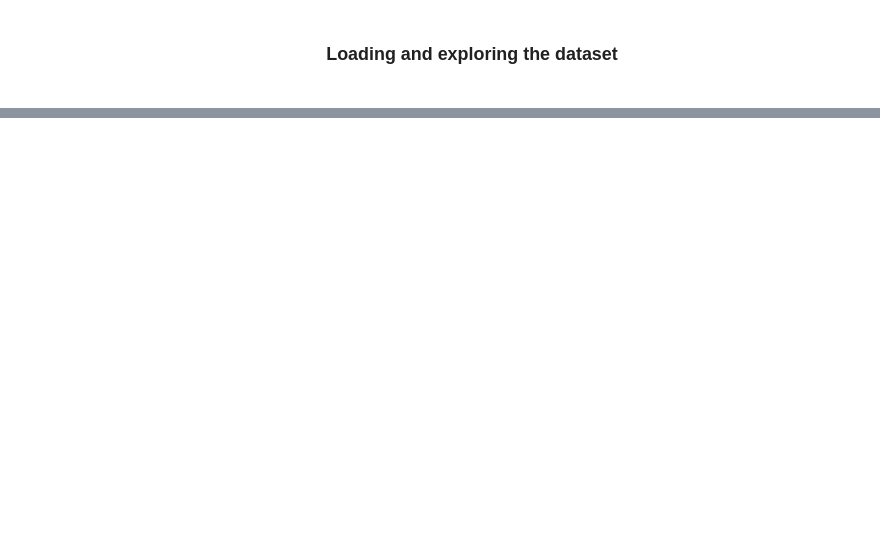
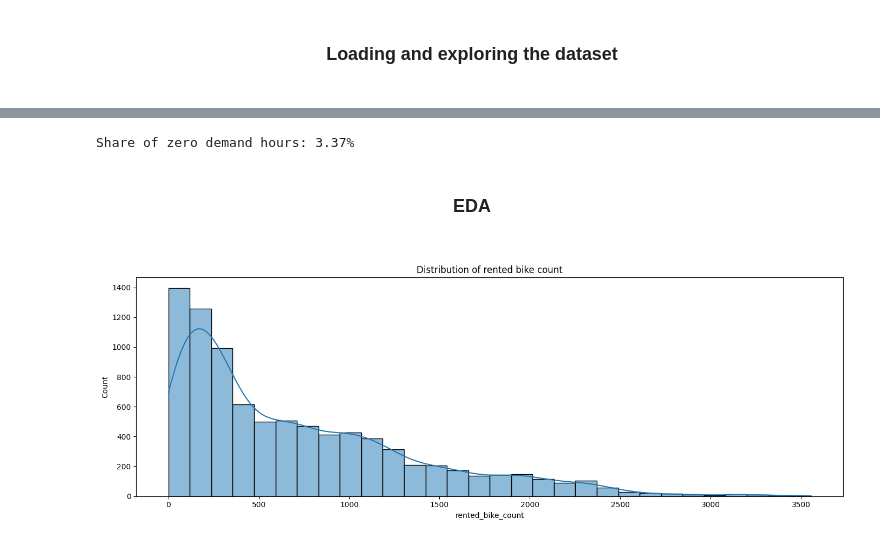
Before and after one commit to Mortti11/Advanced_ML, a Jupyter notebook: ML_benchmark/Regression/Note_book.ipynb, the cells around one changed output, grey strips where cells are left out. Drawn from its saved outputs; the diff is of its cells as text; code cells hidden in the pictures; blank space fills up the shorter version.

```diff
--- a/ML_benchmark/Regression/Note_book.ipynb
+++ b/ML_benchmark/Regression/Note_book.ipynb
@@ -10,6 +19,7 @@ import matplotlib.pyplot as plt
 # %% [markdown]
 <h3><center>Loading and exploring the dataset<h3>
 # %%
-df = pd.read_csv("seoul+bike+sharing+demand/SeoulBikeData.csv", encoding="unicode_escape")
-df.head()
+# Some columns's names have symbols, so  I need text encoding.
+df = pd.read_csv("seoul+bike+sharing+demand/SeoulBikeData.csv", encoding="cp1252")
+df.shape
 # %% [output]
@@ -42,3 +26,0 @@ memory usage: 958.3 KB
-# %%
-# Converting the date column to datetime format
-df["Date"] = pd.to_datetime(df["Date"], format="%d/%m/%Y")
@@ -44,0 +66,4 @@ df["Date"] = pd.to_datetime(df["Date"], format="%d/%m/%Y")
+# %%
+# In this cell, I am gonna clean the names of the columns and convert the date column to datetime format.
+df.columns = ['date', 'rented_bike_count', 'hour', "temperature_c", "humidity_percent",  "wind_speed_m_s",  "visibility_10m",
+              "dew_point_temperature_c", "solar_radiation_mj_m2", "rainfall_mm", 'snowfall_cm', 'season', "holiday", "functioning_day"]
@@ -44,0 +72,10 @@ df["Date"] = pd.to_datetime(df["Date"], format="%d/%m/%Y")
+# %%
+df["date"] = pd.to_datetime(df["date"], dayfirst=True)
+# I can combine the date and hour columns to create  datetime column.
+df["datetime"] = df["date"] + pd.to_timedelta(df["hour"], unit="h")
+df = df.sort_values('datetime').reset_index(drop=True)
+# For better understanding, let's move the datetime column to the first column.
+df = df[["datetime"] + [column for column in df.columns if column != 'datetime']]
+# I dont need the date and hour columns anymore, so I will drop them.
+df = df.drop(["date"],axis=1)
+df.head()
@@ -44,0 +150,17 @@ df["Date"] = pd.to_datetime(df["Date"], format="%d/%m/%Y")
+# %%
+# Let's check the amount of zero values inb demand column.
+zero_demand_share = df["rented_bike_count"].eq(0).mean()
+print(f"Share of zero demand hours: {zero_demand_share:.2%}")
+# %% [output]
+Share of zero demand hours: 3.37%
+# %% [markdown]
+<h3><center>EDA<h3>
+# %%
+# Let's check the distribution of the target variable, rented_bike_count.
+plt.figure(figsize=(14, 5))
+sns.histplot(data=df, x="rented_bike_count", bins=30, kde=True)
+plt.title("Distribution of rented bike count")
+plt.tight_layout()
+plt.show()
+# %% [output]
+[figure, added]
```
Also changed, not shown: parts of 56 cells of this notebook, 4 other files.
